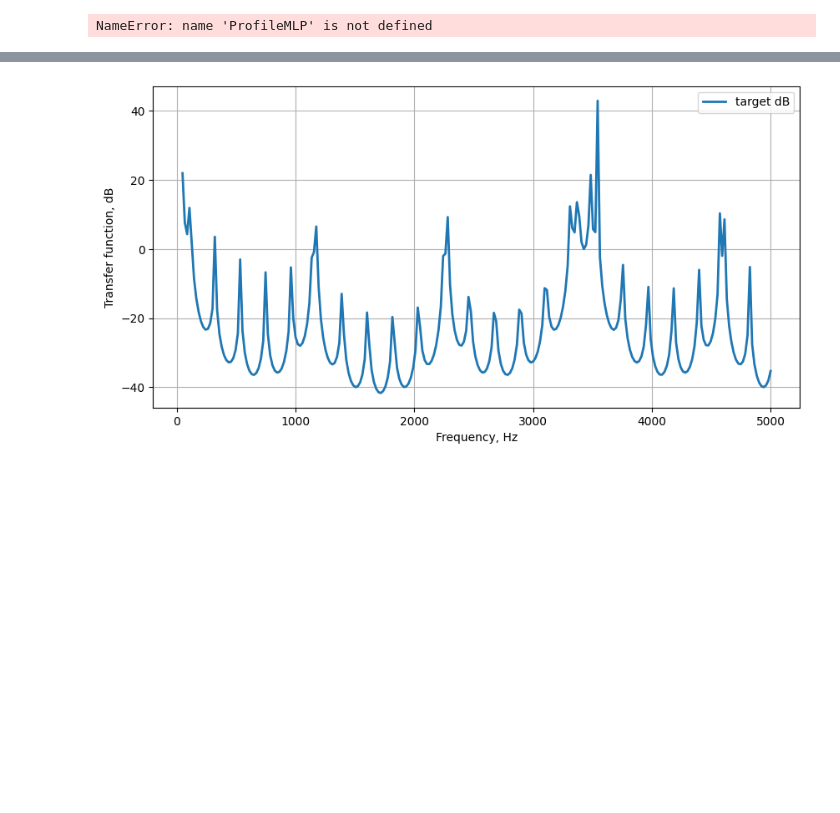
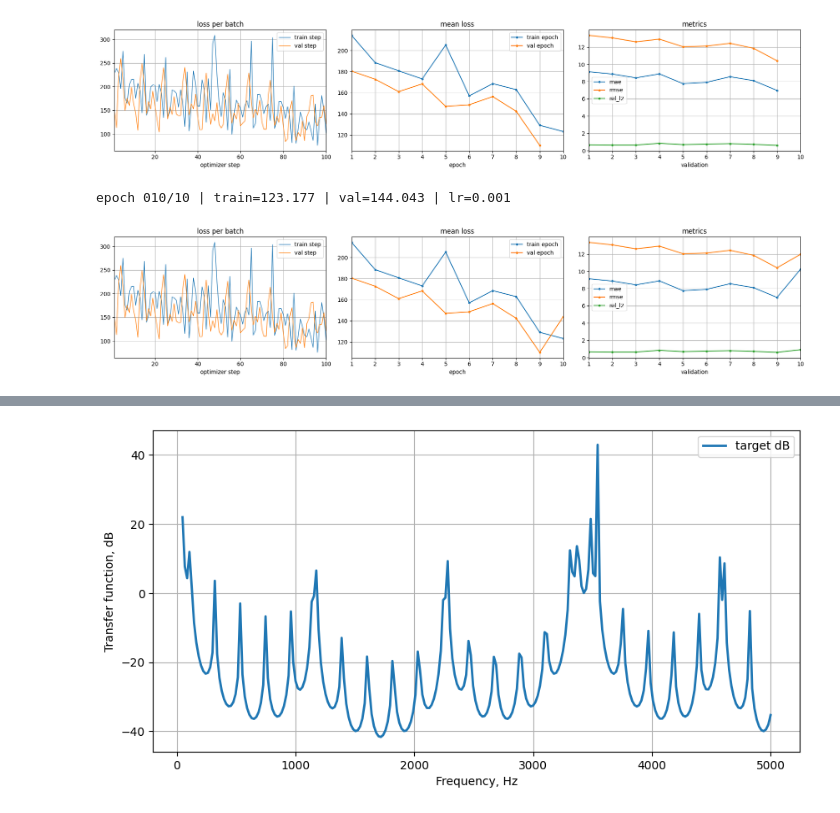
Before and after one commit to Erykalkin/webster, a Jupyter notebook: mlp_fno.ipynb, the cells around one changed output, grey strips where cells are left out. Cells and saved outputs as stored; diff of their text form; code cells hidden in the pictures; blank space fills up the shorter version.

```diff
--- a/mlp_fno.ipynb
+++ b/mlp_fno.ipynb
@@ -98,47 +77,62 @@ class ProfileMLP(nn.Module):
+# %%
+# Cell 4: MLP/FNO batch adapters
+
+mlp_batch_to_xy = partial(
+    webster_mlp_batch_to_xy,
+    n_points=n_profile_points,
+    log_area=True,
+    include_x=True,
+)
+
+fno_batch_to_xy = partial(
+    webster_fno_batch_to_xy,
+    n_points=n_profile_points,
+    log_area=True,
+)
 # %%
 # Cell 5: train MLP
-
-mlp_batch_to_xy = partial(
-    webster_batch_to_xy,
-    n_points=n_profile_points,
-    log_area=True,
-    include_x=True,
-    channel_first=False,
-)
 
 mlp = ProfileMLP(
     n_profile_points=n_profile_points,
     in_channels=2,  # log(area), x
     n_frequencies=n_frequencies,
+    hidden_dim=512,
+    depth=4,
+    dropout=0.05,
+    out_channels=1,
 ).to(device)
 
 mlp_optimizer = make_optimizer(
     mlp,
     lr=1e-3,
     weight_decay=1e-4,
 )
 
 mlp_history = fit(
     mlp,
     mlp_optimizer,
     train_loader,
     val_loader,
     criterion=mse_loss,
     batch_to_xy=mlp_batch_to_xy,
     config=TrainConfig(
         epochs=epochs,
         steps_per_epoch=steps_per_epoch,
         val_steps=val_steps,
         device=device,
         show_progress=False,
-        live_plot_every_steps=1,
-        grad_clip_norm=1.0,
+        live_plot_every_steps=50,
+        grad_clip_norm=None,
+        checkpoint_name="mlp_db",
+        save_every_steps=None,
     ),
 )
 
 plot_history(mlp_history)
 # %% [output]
+[figure, added]
-NameError: name 'ProfileMLP' is not defined
+epoch 010/10 | train=123.177 | val=144.043 | lr=0.001
+[figure, added]
 # %%
 # Cell 6: train FNO
 
```
Also changed, not shown: parts of 6 cells of this notebook, 8 other files.
